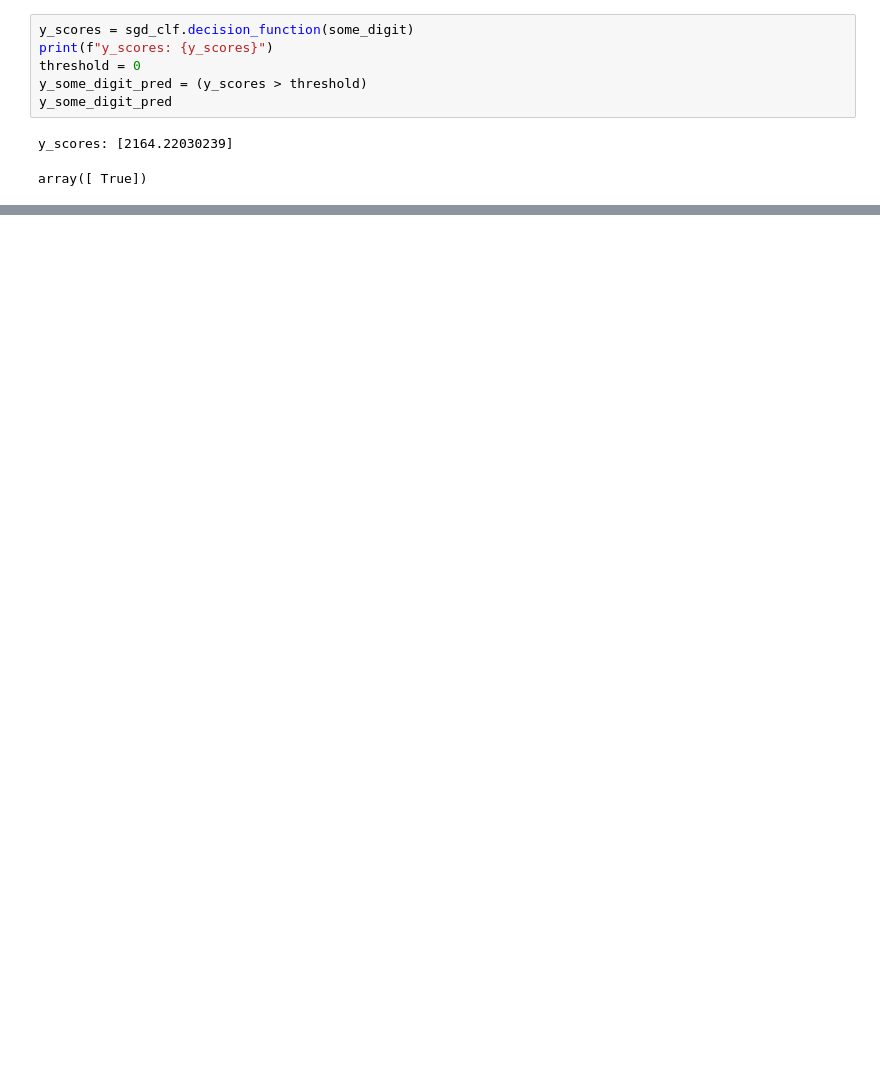
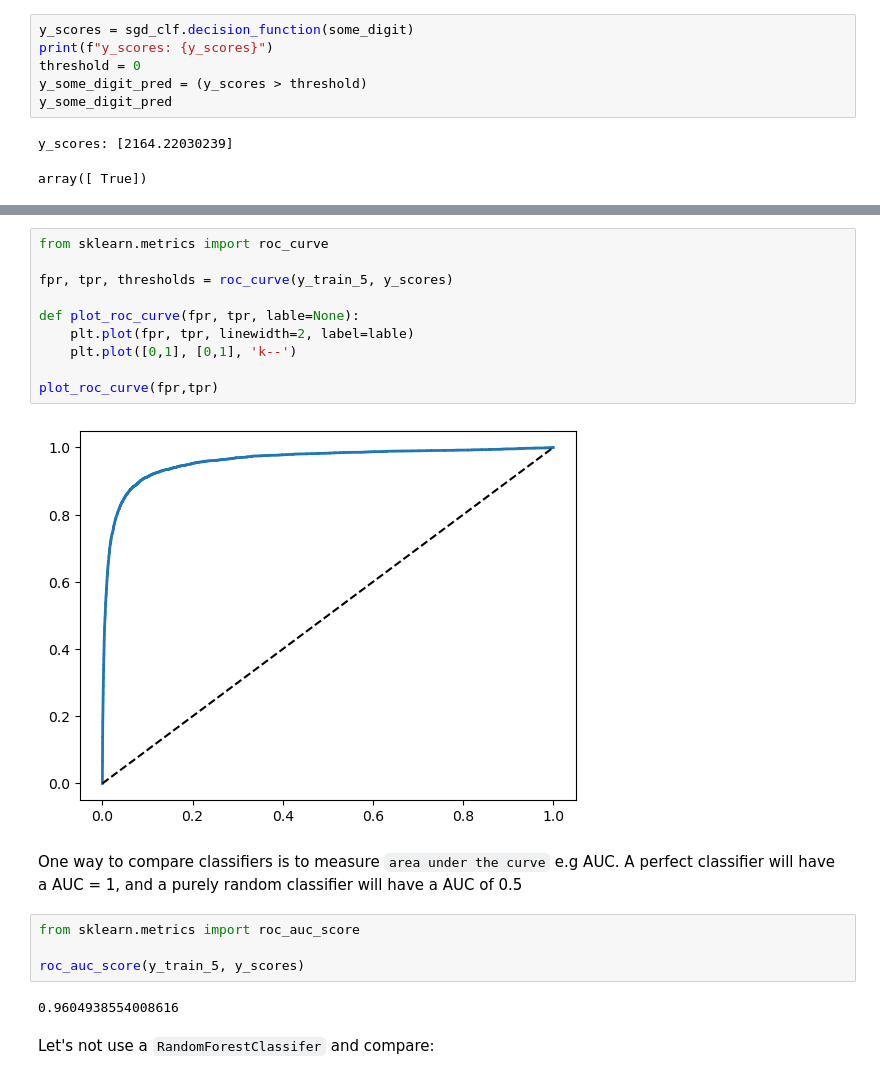
Before and after one commit to zmess24/Hands-On-Machine-Learning-with-Scikit-Learn-Keras-and-TensorFlow, a Jupyter notebook: 03_classification/code.ipynb, the cells around one changed output, grey strips where cells are left out. Drawn from its saved outputs; the diff is of its cells as text; blank space fills up the shorter version.

```diff
--- a/03_classification/code.ipynb
+++ b/03_classification/code.ipynb
@@ -170,0 +196,22 @@ plot_precision_recall_vs_threshold(precisions, recalls, thresholds)
+# %%
+from sklearn.metrics import roc_curve
+
+fpr, tpr, thresholds = roc_curve(y_train_5, y_scores)
+
+def plot_roc_curve(fpr, tpr, lable=None):
+    plt.plot(fpr, tpr, linewidth=2, label=lable)
+    plt.plot([0,1], [0,1], 'k--')
+
+plot_roc_curve(fpr,tpr)
+# %% [output]
+[figure, added]
+# %% [markdown]
+One way to compare classifiers is to measure `area under the curve` e.g AUC. A perfect classifier will have a AUC = 1, and a purely random classifier will have a AUC of 0.5
+# %%
+from sklearn.metrics import roc_auc_score
+
+roc_auc_score(y_train_5, y_scores)
+# %% [output]
+0.9604938554008616
+# %% [markdown]
+Let's not use a `RandomForestClassifer` and compare:
```
Also changed, not shown: parts of 19 cells of this notebook.
